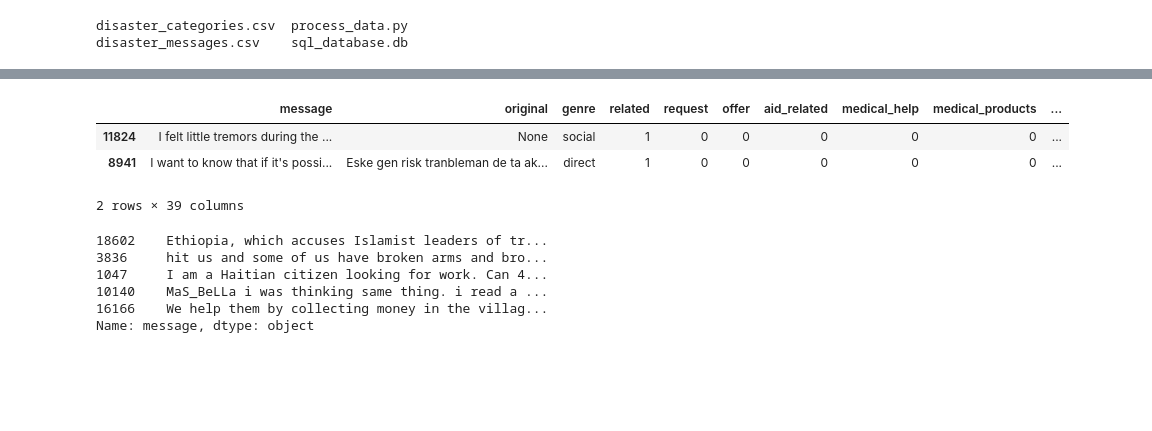
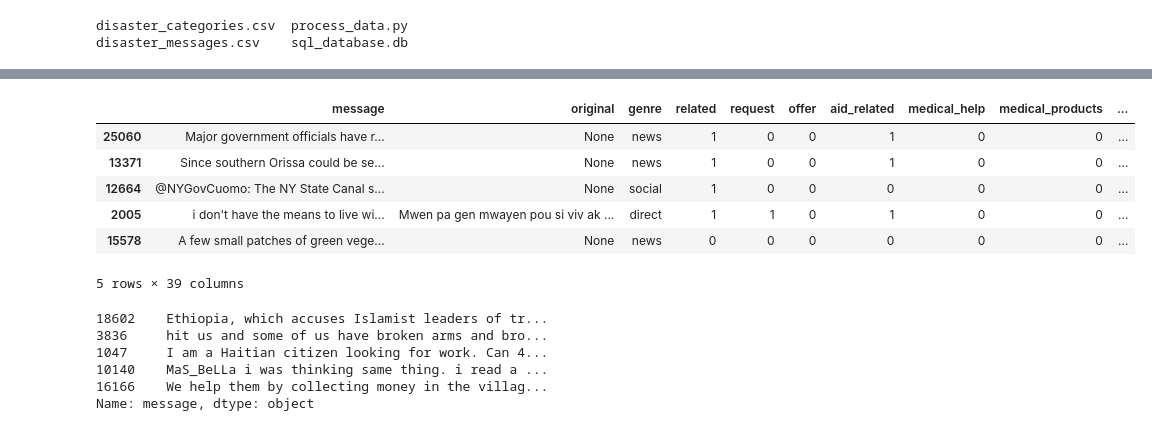
Before and after one commit to GinnCheng/Disaster-message-response, a Jupyter notebook: scripts/ML_Pipeline_Preparation.ipynb, the cells around one changed output, grey strips where cells are left out. Drawn from its saved outputs; the diff is of its cells as text; code cells hidden in the pictures; blank space fills up the shorter version.

```diff
--- a/scripts/ML_Pipeline_Preparation.ipynb
+++ b/scripts/ML_Pipeline_Preparation.ipynb
@@ -41,12 +41,15 @@ tables
 engine = create_engine('sqlite:///sql_database.db')
 df = pd.read_sql_table('sql_database', con=engine)
 # %%
-df.sample(2)
+df.sample(5)
 # %% [output]
 |  | message | original | genre | related | request | offer | aid_related | medical_help | medical_products | ... |
-| 11824 | I felt little tremors during the ... | None | social | 1 | 0 | 0 | 0 | 0 | 0 | ... |
-| 8941 | I want to know that if it's possi... | Eske gen risk tranbleman de ta ak... | direct | 1 | 0 | 0 | 0 | 0 | 0 | ... |
+| 25060 | Major government officials have r... | None | news | 1 | 0 | 0 | 1 | 0 | 0 | ... |
+| 13371 | Since southern Orissa could be se... | None | news | 1 | 0 | 0 | 1 | 0 | 0 | ... |
+| 12664 | @NYGovCuomo: The NY State Canal s... | None | social | 1 | 0 | 0 | 0 | 0 | 0 | ... |
+| 2005 | i don't have the means to live wi... | Mwen pa gen mwayen pou si viv ak ... | direct | 1 | 1 | 0 | 1 | 0 | 0 | ... |
+| 15578 | A few small patches of green vege... | None | news | 0 | 0 | 0 | 0 | 0 | 0 | ... |
-2 rows × 39 columns
+5 rows × 39 columns
 # %%
 # train and test split
 X = df.message
```
Also changed, not shown: parts of 1 cell of this notebook.
